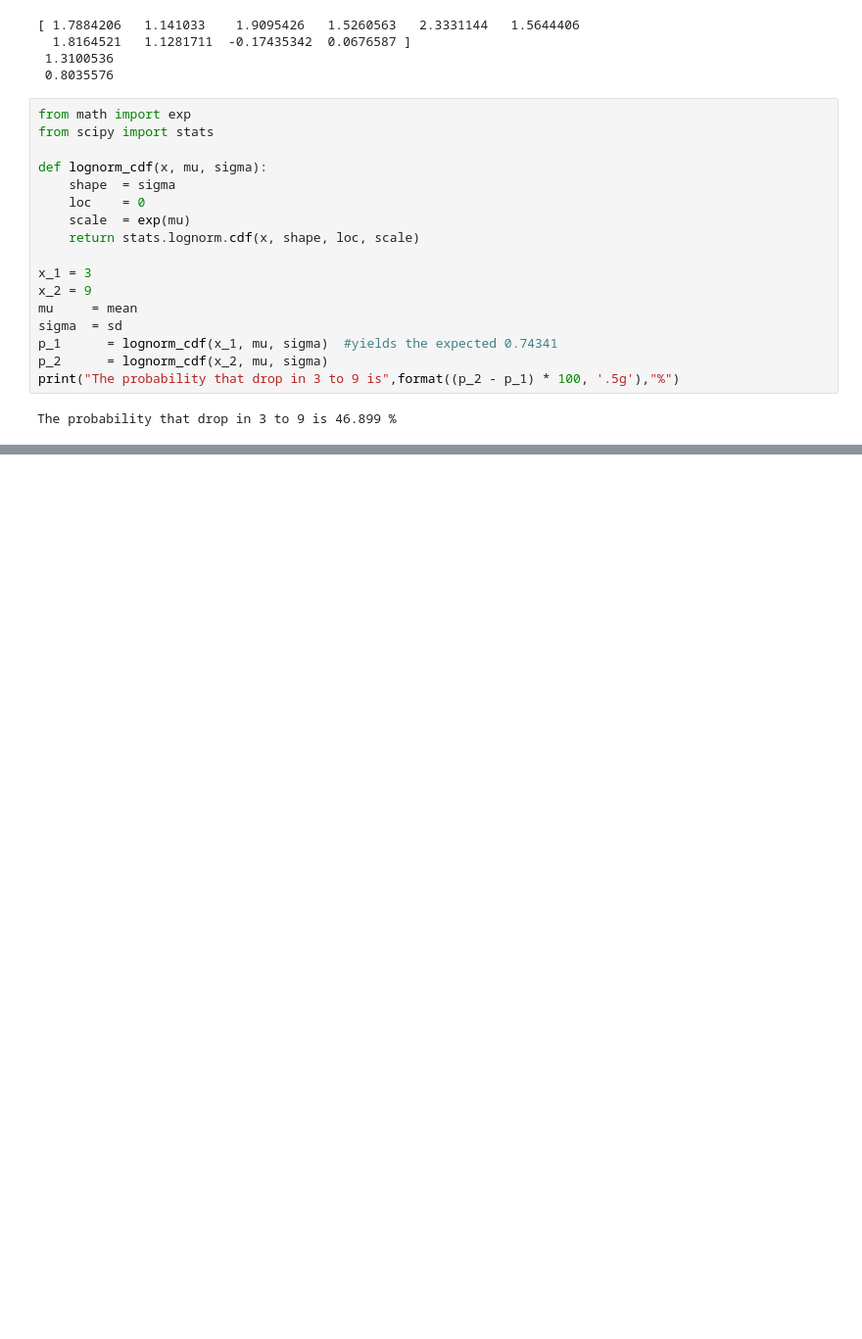
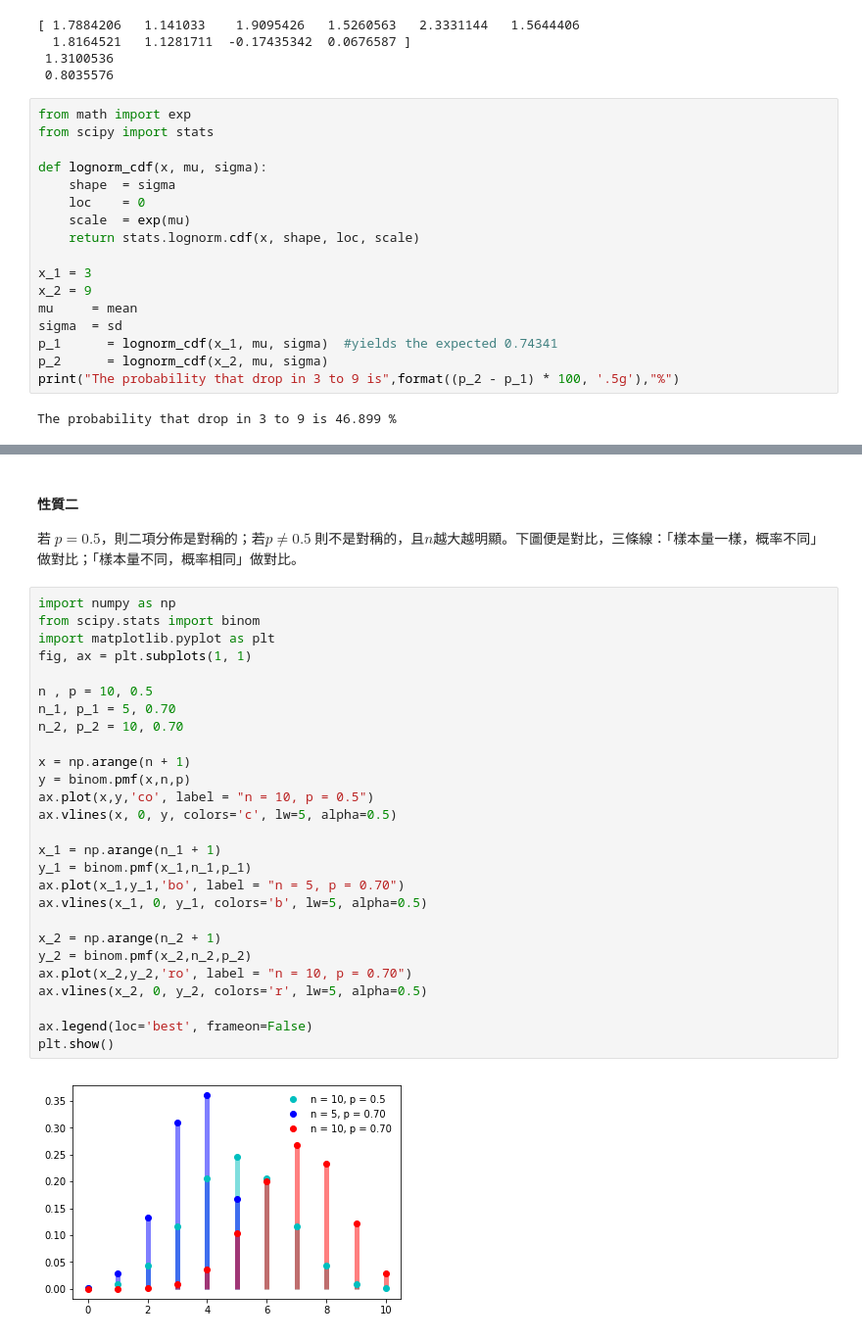
Before and after one commit to TerenceLiu98/Undergraduate-in-Statistics, a Jupyter notebook: jupyterfiles/Use PY in Advanced Statistics .ipynb, the cells around one changed output, grey strips where cells are left out. Shown at 98% size. Cells and saved outputs as stored; diff of their text form; blank space fills up the shorter version.

```diff
--- a/jupyterfiles/Use PY in Advanced Statistics .ipynb
+++ b/jupyterfiles/Use PY in Advanced Statistics .ipynb
@@ -1696,0 +1780,33 @@ The probability that drop in 3 to 9 is 46.899 %
+# %% [markdown]
+#### 性質二
+
+若 $p = 0.5$，則二項分佈是對稱的；若$p \neq 0.5$ 則不是對稱的，且$n$越大越明顯。下圖便是對比，三條線：「樣本量一樣，概率不同」做對比；「樣本量不同，概率相同」做對比。
+# %%
+import numpy as np
+from scipy.stats import binom
+import matplotlib.pyplot as plt
+fig, ax = plt.subplots(1, 1)
+
+n , p = 10, 0.5
+n_1, p_1 = 5, 0.70
+n_2, p_2 = 10, 0.70
+
+x = np.arange(n + 1)
+y = binom.pmf(x,n,p)
+ax.plot(x,y,'co', label = "n = 10, p = 0.5")
+ax.vlines(x, 0, y, colors='c', lw=5, alpha=0.5)
+
+x_1 = np.arange(n_1 + 1)
+y_1 = binom.pmf(x_1,n_1,p_1)
+ax.plot(x_1,y_1,'bo', label = "n = 5, p = 0.70")
+ax.vlines(x_1, 0, y_1, colors='b', lw=5, alpha=0.5)
+
+x_2 = np.arange(n_2 + 1)
+y_2 = binom.pmf(x_2,n_2,p_2)
+ax.plot(x_2,y_2,'ro', label = "n = 10, p = 0.70")
+ax.vlines(x_2, 0, y_2, colors='r', lw=5, alpha=0.5)
+
+ax.legend(loc='best', frameon=False)
+plt.show()
+# %% [output]
+[figure, added]
```
Also changed, not shown: parts of 8 cells of this notebook.
